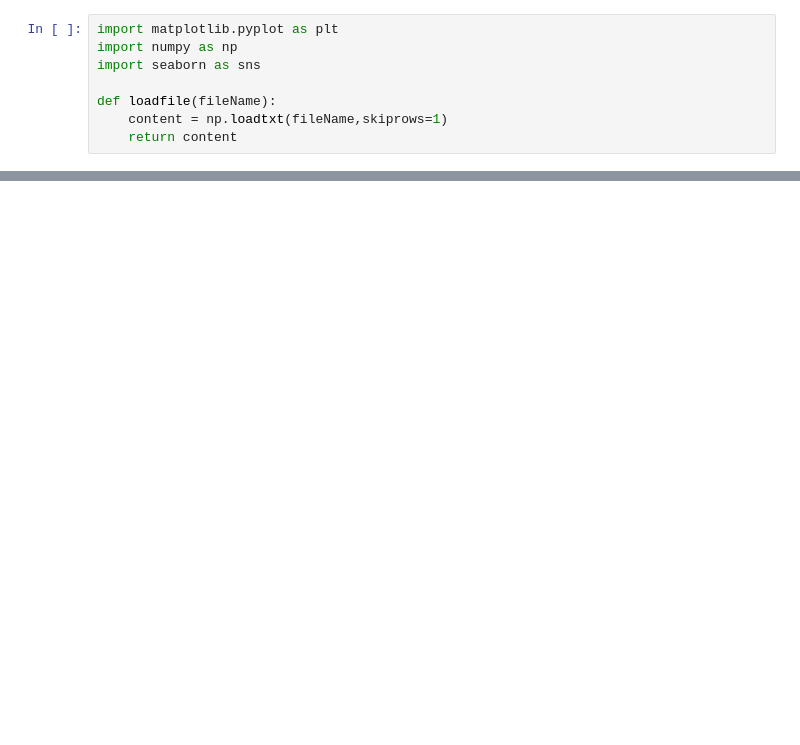
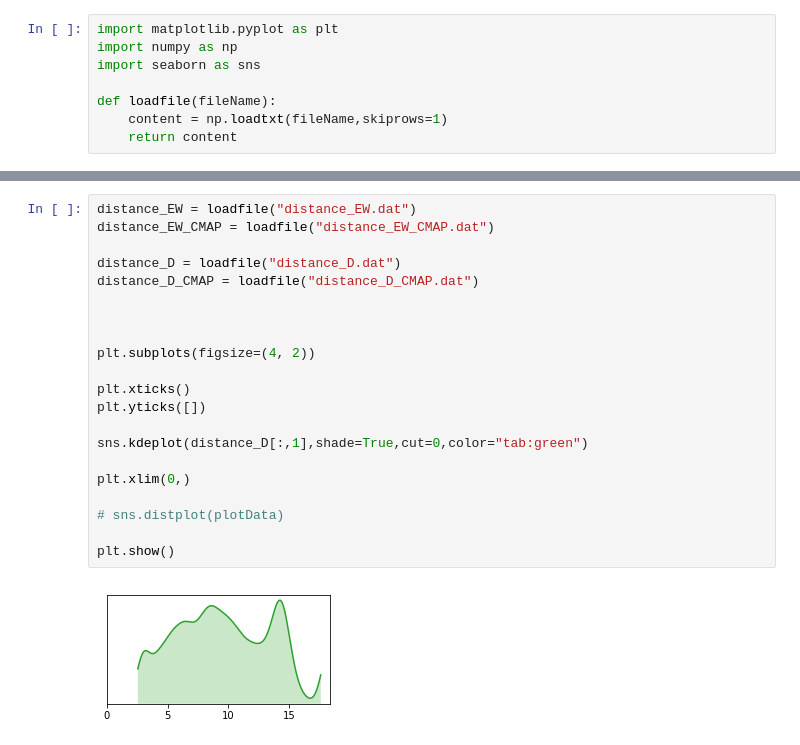
Before and after one commit to Zuricho/My_Lab, a Jupyter notebook: Figure_ipynb/Distance_2CEF/dis_phipsi.ipynb, the cells around one changed output, grey strips where cells are left out. Cells and saved outputs as stored; diff of their text form; blank space fills up the shorter version.

```diff
--- a/Figure_ipynb/Distance_2CEF/dis_phipsi.ipynb
+++ b/Figure_ipynb/Distance_2CEF/dis_phipsi.ipynb
@@ -28,3 +29,26 @@ plt.xlim(-180,180)
 plt.show()
 # %% [output]
 [figure]
+# %%
+distance_EW = loadfile("distance_EW.dat")
+distance_EW_CMAP = loadfile("distance_EW_CMAP.dat")
+
+distance_D = loadfile("distance_D.dat")
+distance_D_CMAP = loadfile("distance_D_CMAP.dat")
+
+
+
+plt.subplots(figsize=(4, 2))
+
+plt.xticks()
+plt.yticks([])
+
+sns.kdeplot(distance_D[:,1],shade=True,cut=0,color="tab:green")
+
+plt.xlim(0,)
+
+# sns.distplot(plotData)
+
+plt.show()
+# %% [output]
+[figure, added]
```
Also changed, not shown: parts of 1 cell of this notebook, 4 other files.
